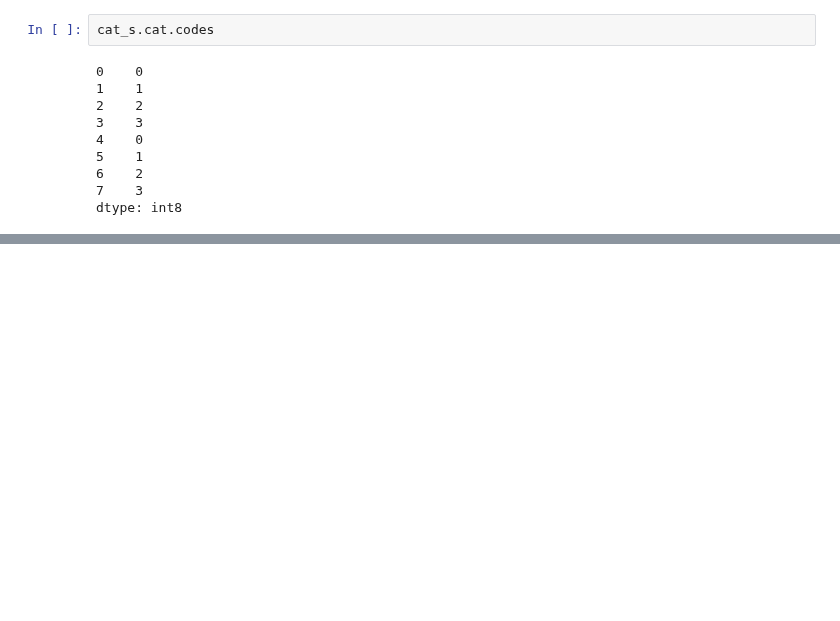
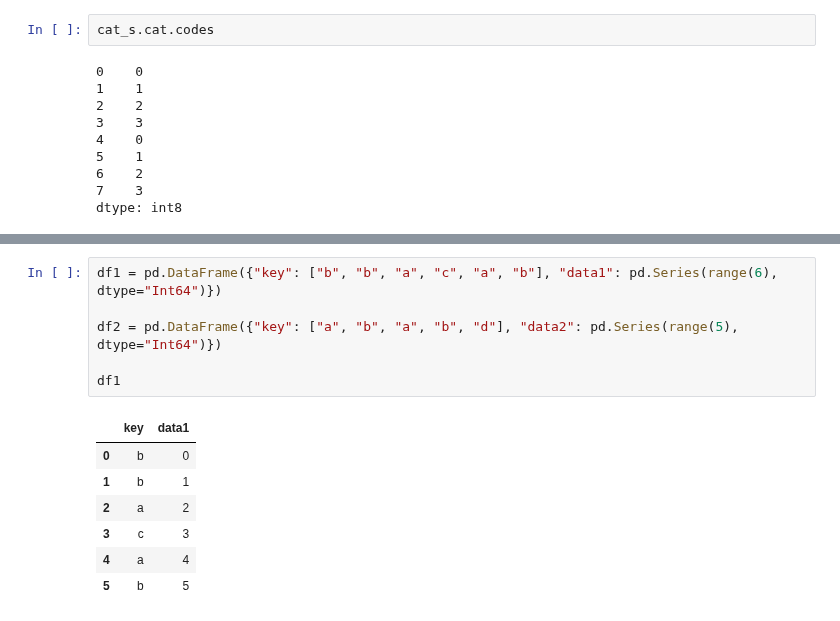
Before and after one commit to UtsavParashar/PythonProblems, a Jupyter notebook: Pandas/test_pandas.ipynb, the cells around one changed output, grey strips where cells are left out. Saved outputs shown, nothing was run; the diff lists cells and outputs as text; blank space fills up the shorter version.

```diff
--- a/Pandas/test_pandas.ipynb
+++ b/Pandas/test_pandas.ipynb
@@ -230,0 +285,14 @@ dtype: int8
+# %%
+df1 = pd.DataFrame({"key": ["b", "b", "a", "c", "a", "b"], "data1": pd.Series(range(6), dtype="Int64")})
+
+df2 = pd.DataFrame({"key": ["a", "b", "a", "b", "d"], "data2": pd.Series(range(5), dtype="Int64")})
+
+df1
+# %% [output]
+|  | key | data1 |
+| 0 | b | 0 |
+| 1 | b | 1 |
+| 2 | a | 2 |
+| 3 | c | 3 |
+| 4 | a | 4 |
+| 5 | b | 5 |
```
Also changed, not shown: parts of 23 cells of this notebook.
